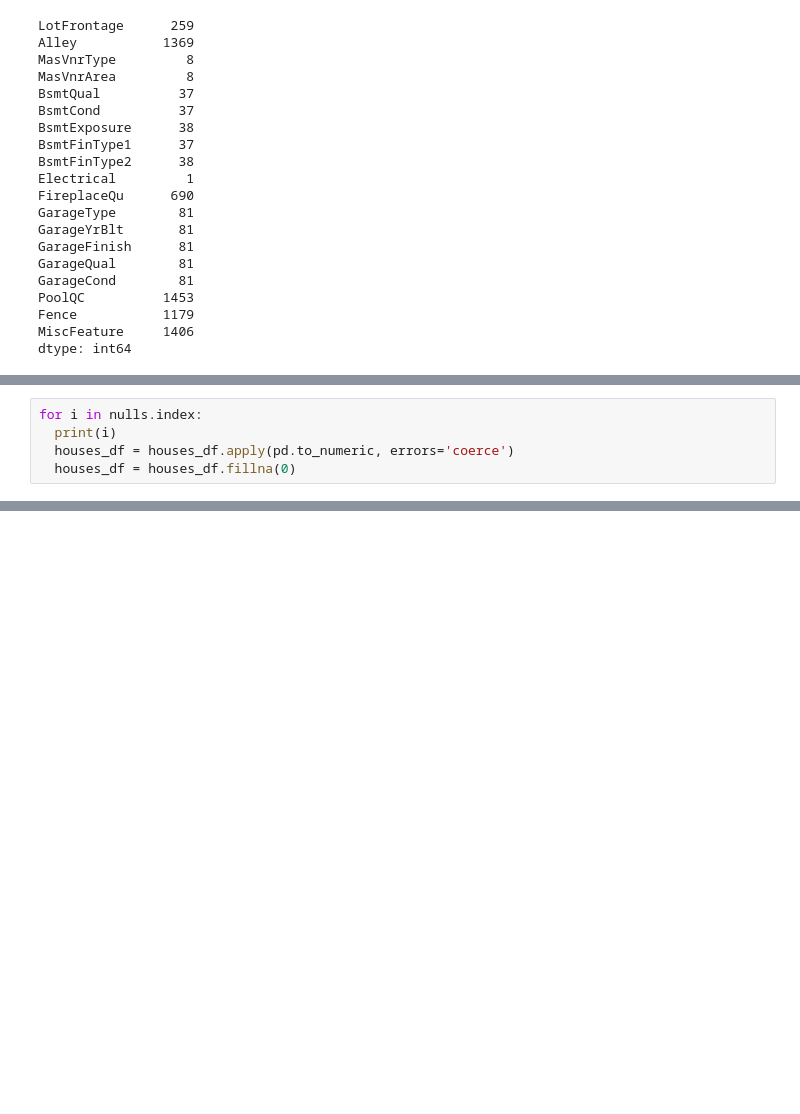
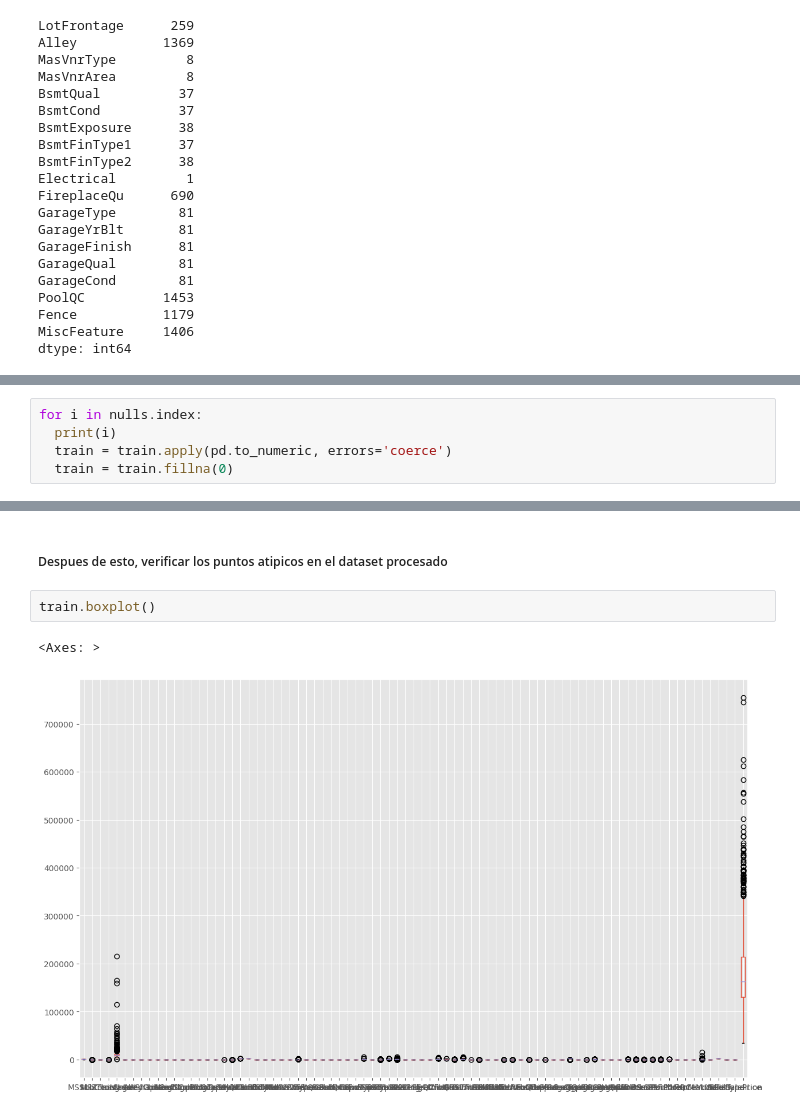
Before and after one commit to DannyEst6109/HT5-DataMining, a Jupyter notebook: HT5.ipynb, the cells around one changed output, grey strips where cells are left out. Drawn from its saved outputs; the diff is of its cells as text; blank space fills up the shorter version.

```diff
--- a/HT5.ipynb
+++ b/HT5.ipynb
@@ -91,5 +93,5 @@ dtype: int64
 # %%
 for i in nulls.index:
   print(i)
-  houses_df = houses_df.apply(pd.to_numeric, errors='coerce')
-  houses_df = houses_df.fillna(0)
+  train = train.apply(pd.to_numeric, errors='coerce')
+  train = train.fillna(0)
@@ -95,0 +118,7 @@ for i in nulls.index:
+# %% [markdown]
+##### Despues de esto, verificar los puntos atipicos en el dataset procesado
+# %%
+train.boxplot()
+# %% [output]
+<Axes: >
+[figure, added]
```
Also changed, not shown: parts of 11 cells of this notebook.
